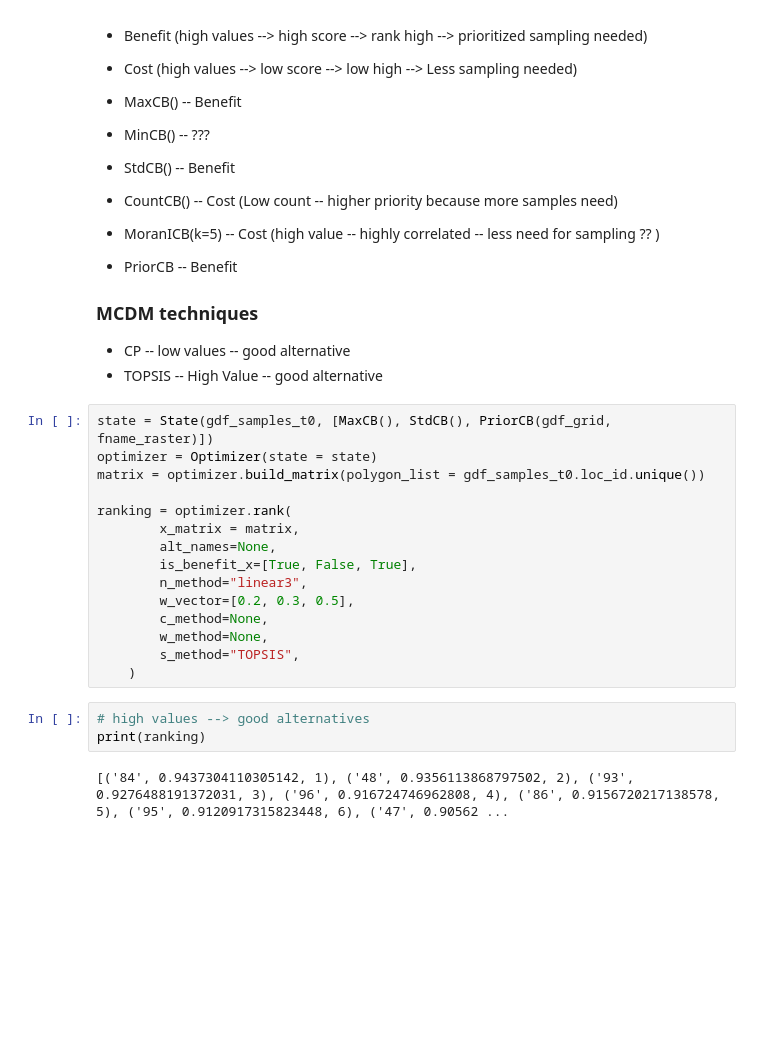
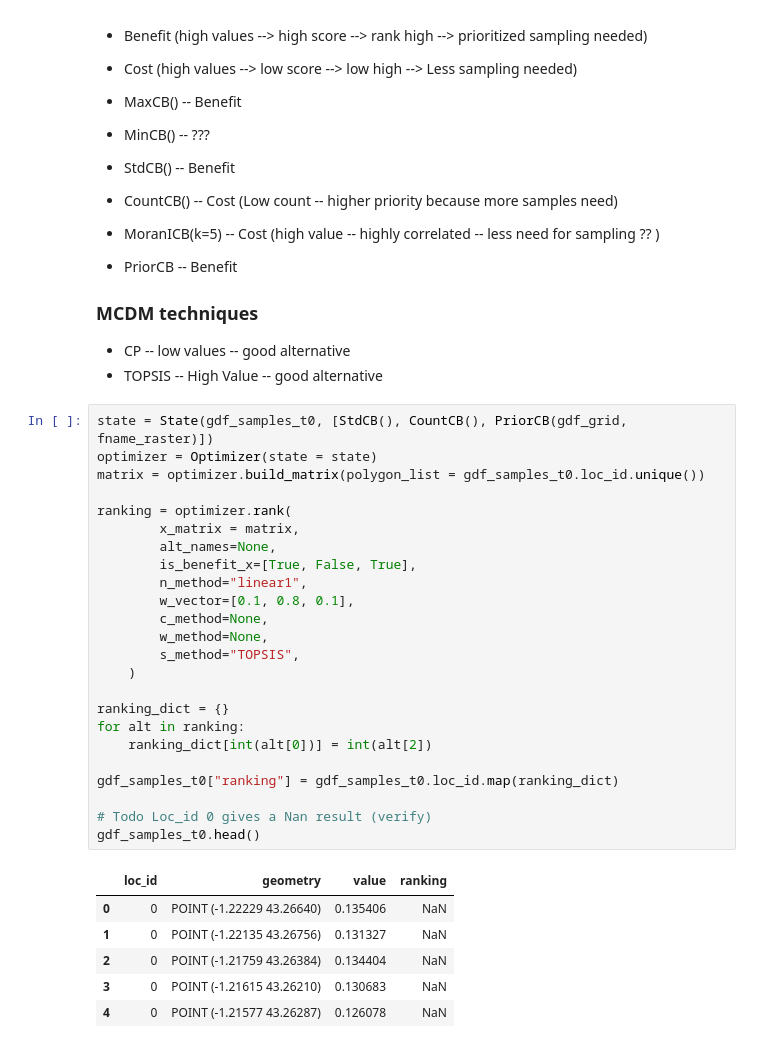
Before and after one commit to franckalbinet/trufl, a Jupyter notebook: nbs/tutorials/quick-start.ipynb, the cells around one changed output. Saved outputs shown, nothing was run; the diff lists cells and outputs as text; blank space fills up the shorter version.

```diff
--- a/nbs/tutorials/quick-start.ipynb
+++ b/nbs/tutorials/quick-start.ipynb
@@ -164,22 +164,33 @@ state.get(loc_id=1, as_numpy=True)
 - CP -- low values -- good alternative
 - TOPSIS -- High Value -- good alternative
 # %%
-state = State(gdf_samples_t0, [MaxCB(), StdCB(), PriorCB(gdf_grid, fname_raster)])
+state = State(gdf_samples_t0, [StdCB(), CountCB(), PriorCB(gdf_grid, fname_raster)])
 optimizer = Optimizer(state = state)
 matrix = optimizer.build_matrix(polygon_list = gdf_samples_t0.loc_id.unique())
 
 ranking = optimizer.rank(
         x_matrix = matrix,
         alt_names=None,
         is_benefit_x=[True, False, True],
-        n_method="linear3",
-        w_vector=[0.2, 0.3, 0.5],
+        n_method="linear1",
+        w_vector=[0.1, 0.8, 0.1],
         c_method=None,
         w_method=None,
         s_method="TOPSIS",
     )
+
+ranking_dict = {}
+for alt in ranking:
+    ranking_dict[int(alt[0])] = int(alt[2])
+
+gdf_samples_t0["ranking"] = gdf_samples_t0.loc_id.map(ranking_dict)
+
+# Todo Loc_id 0 gives a Nan result (verify)
+gdf_samples_t0.head()
+# %% [output]
+|  | loc_id | geometry | value | ranking |
+| 0 | 0 | POINT (-1.22229 43.26640) | 0.135406 | NaN |
+| 1 | 0 | POINT (-1.22135 43.26756) | 0.131327 | NaN |
+| 2 | 0 | POINT (-1.21759 43.26384) | 0.134404 | NaN |
+| 3 | 0 | POINT (-1.21615 43.26210) | 0.130683 | NaN |
+| 4 | 0 | POINT (-1.21577 43.26287) | 0.126078 | NaN |
-# %%
-# high values --> good alternatives
-print(ranking)
-# %% [output]
-[('84', 0.9437304110305142, 1), ('48', 0.9356113868797502, 2), ('93', 0.9276488191372031, 3), ('96', 0.916724746962808, 4), ('86', 0.9156720217138578, 5), ('95', 0.9120917315823448, 6), ('47', 0.90562 ...
```
Also changed, not shown: parts of 11 cells of this notebook.
